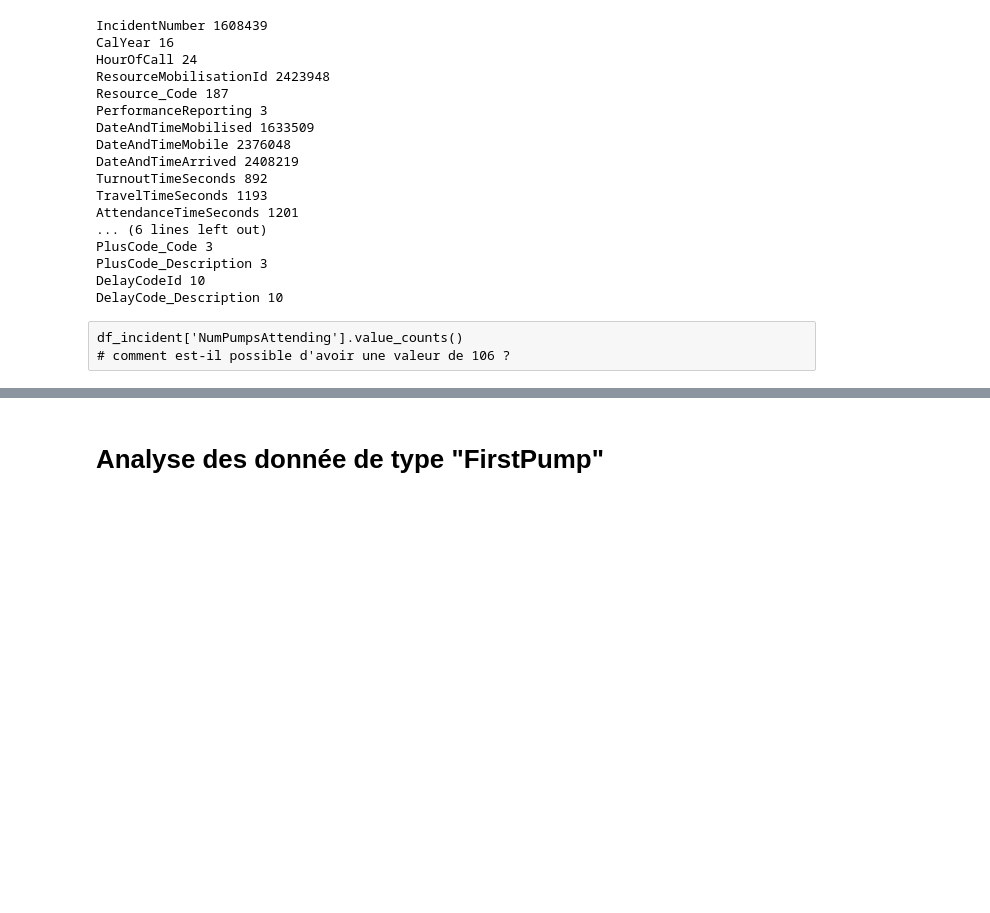
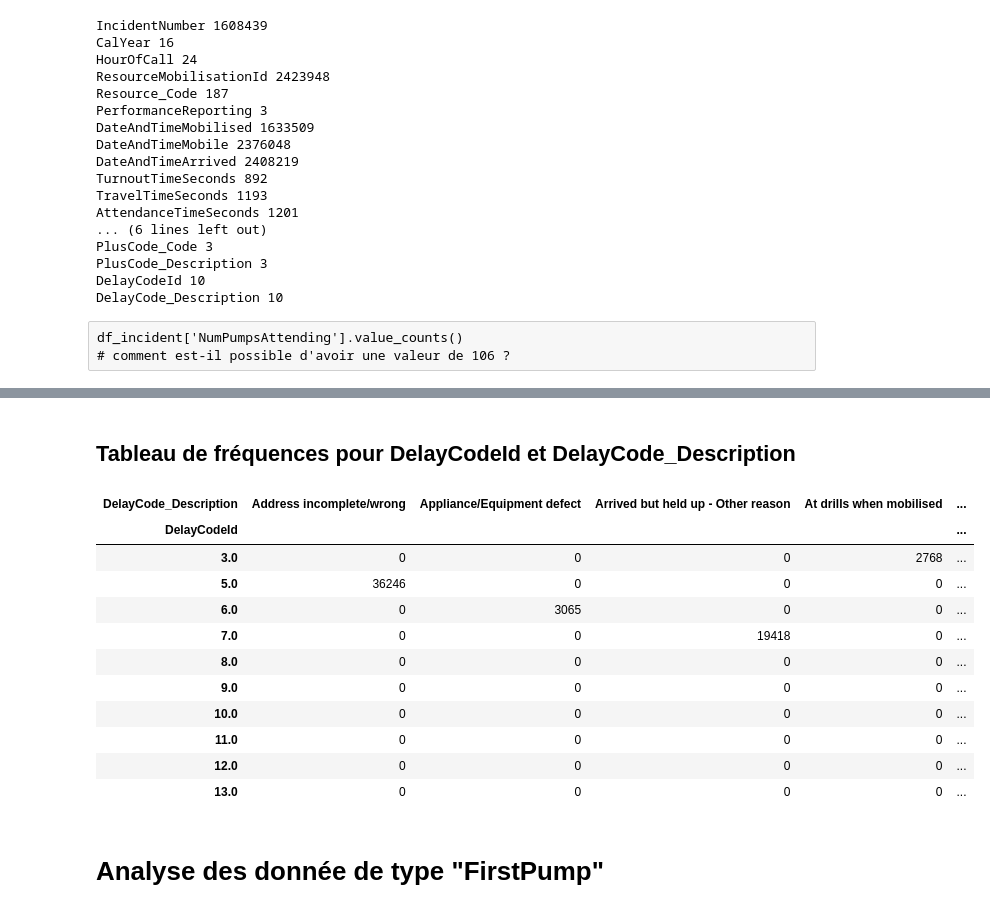
Before and after one commit to Frederic-Vincent/MLOps_LondonFireBrigade, a Jupyter notebook: notebooks/exploration-2.ipynb, the cells around one changed output, grey strips where cells are left out. Drawn from its saved outputs; the diff is of its cells as text; code cells hidden in the pictures; blank space fills up the shorter version.

```diff
--- a/notebooks/exploration-2.ipynb
+++ b/notebooks/exploration-2.ipynb
@@ -221,3 +282,20 @@ pd.crosstab(df_mobilisation['DelayCodeId'], df_mobilisation['DelayCode_Descripti
+# %% [markdown]
+## Tableau de fréquences pour DelayCodeId et DelayCode_Description
+# %%
+pd.crosstab(df_mobilisation['DelayCodeId'], df_mobilisation['DelayCode_Description'])
+# %% [output]
+| DelayCode_Description | Address incomplete/wrong | Appliance/Equipment defect | Arrived but held up - Other reason | At drills when mobilised | ... |
+| DelayCodeId |  |  |  |  | ... |
+| 3.0 | 0 | 0 | 0 | 2768 | ... |
+| 5.0 | 36246 | 0 | 0 | 0 | ... |
+| 6.0 | 0 | 3065 | 0 | 0 | ... |
+| 7.0 | 0 | 0 | 19418 | 0 | ... |
+| 8.0 | 0 | 0 | 0 | 0 | ... |
+| 9.0 | 0 | 0 | 0 | 0 | ... |
+| 10.0 | 0 | 0 | 0 | 0 | ... |
+| 11.0 | 0 | 0 | 0 | 0 | ... |
+| 12.0 | 0 | 0 | 0 | 0 | ... |
+| 13.0 | 0 | 0 | 0 | 0 | ... |
 # %% [markdown]
 # Analyse des donnée de type "FirstPump"
 # %%
```
Also changed, not shown: parts of 39 cells of this notebook.
